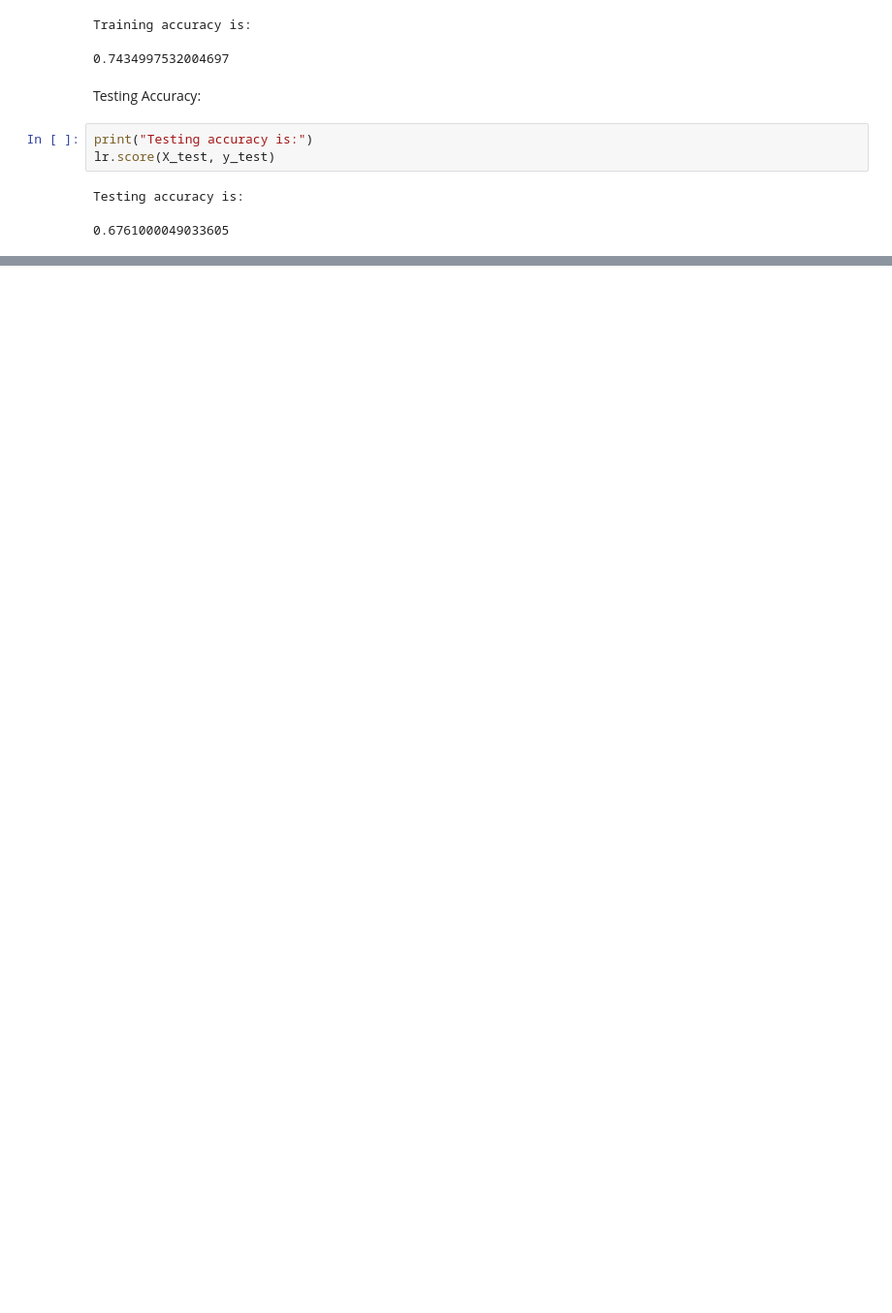
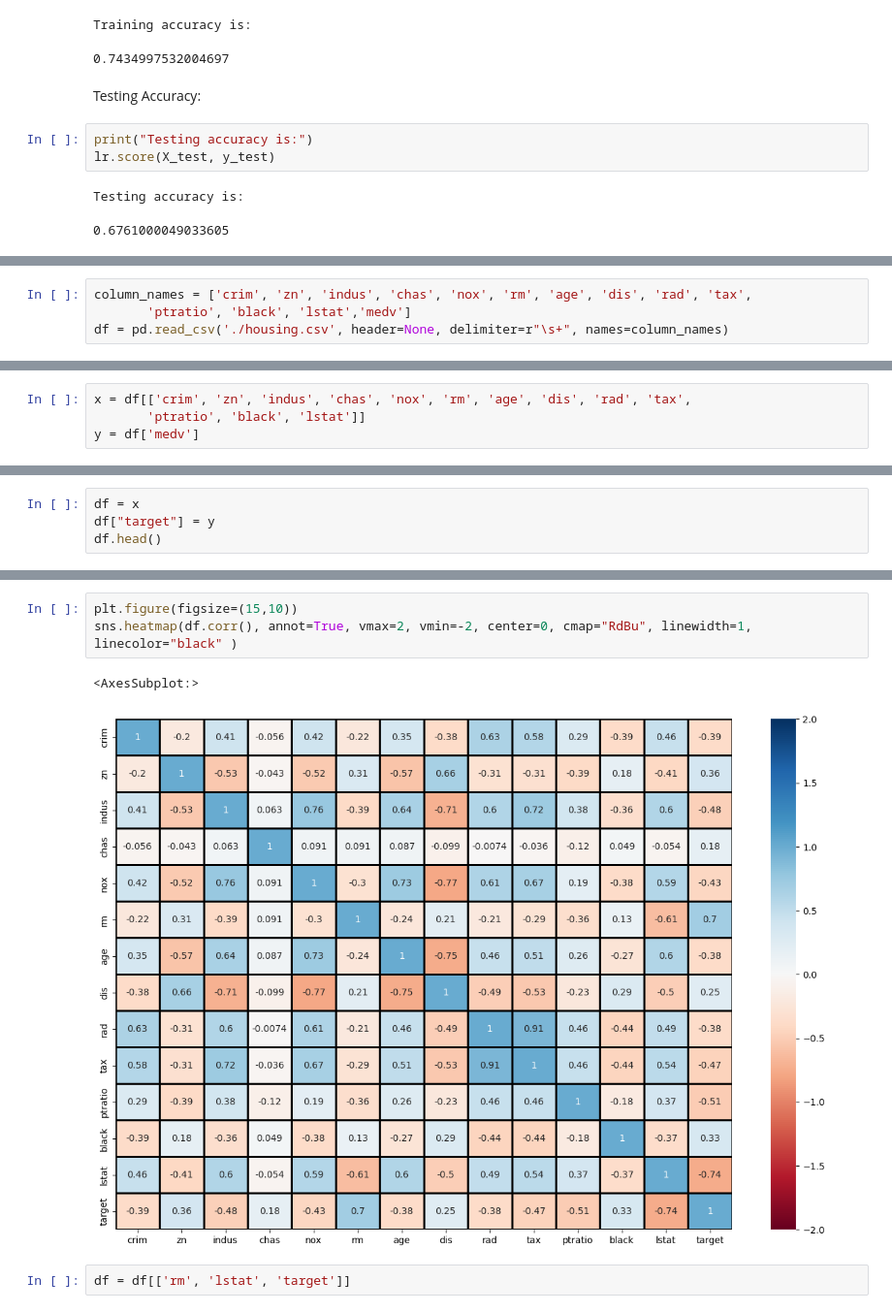
Before and after one commit to Dnyanesh-Bachhav/DSBDA-Practicals, a Jupyter notebook: Practical_No_4_TECO2223B081.ipynb, the cells around one changed output, grey strips where cells are left out. Shown at 97% size. Saved outputs shown, nothing was run; the diff lists cells and outputs as text; blank space fills up the shorter version.

```diff
--- a/Practical_No_4_TECO2223B081.ipynb
+++ b/Practical_No_4_TECO2223B081.ipynb
@@ -146,0 +179,4 @@ Testing accuracy is:
+# %%
+column_names = ['crim', 'zn', 'indus', 'chas', 'nox', 'rm', 'age', 'dis', 'rad', 'tax',
+       'ptratio', 'black', 'lstat','medv']
+df = pd.read_csv('./housing.csv', header=None, delimiter=r"\s+", names=column_names)
@@ -146,0 +199,4 @@ Testing accuracy is:
+# %%
+x = df[['crim', 'zn', 'indus', 'chas', 'nox', 'rm', 'age', 'dis', 'rad', 'tax',
+       'ptratio', 'black', 'lstat']]
+y = df['medv']
@@ -146,0 +221,4 @@ Testing accuracy is:
+# %%
+df = x
+df["target"] = y
+df.head()
@@ -146,0 +232,8 @@ Testing accuracy is:
+# %%
+plt.figure(figsize=(15,10))
+sns.heatmap(df.corr(), annot=True, vmax=2, vmin=-2, center=0, cmap="RdBu", linewidth=1, linecolor="black" )
+# %% [output]
+<AxesSubplot:>
+[figure, added]
+# %%
+df = df[['rm', 'lstat', 'target']]
```
Also changed, not shown: parts of 22 cells of this notebook, 15 other files.
